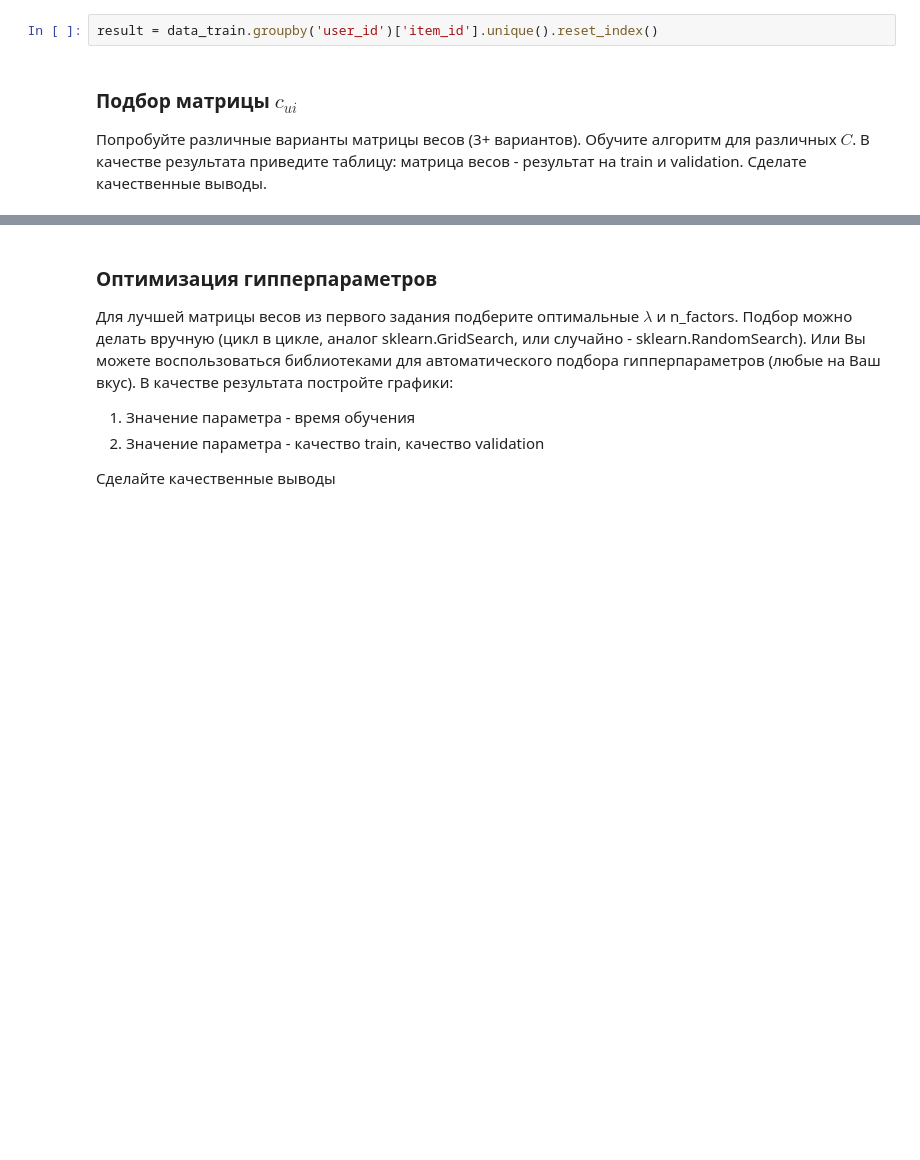
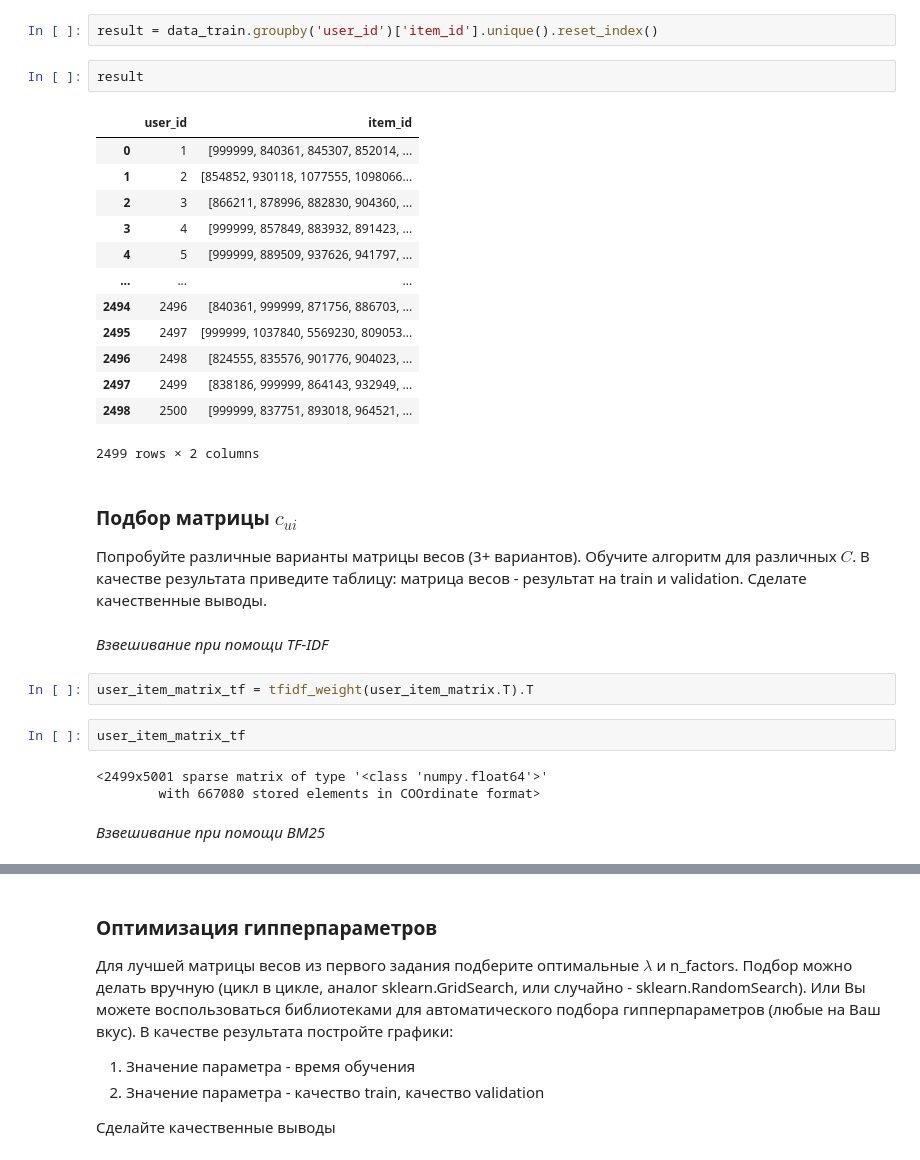
Before and after one commit to fandom170/Recommend_systems, a Jupyter notebook: Lesson_3/HW_3_tasks.ipynb, the cells around one changed output, grey strips where cells are left out. Saved outputs shown, nothing was run; the diff lists cells and outputs as text; blank space fills up the shorter version.

```diff
--- a/Lesson_3/HW_3_tasks.ipynb
+++ b/Lesson_3/HW_3_tasks.ipynb
@@ -91,7 +108,34 @@ user_item_matrix = user_item_matrix.astype(float)
 sparse_user_item = csr_matrix(user_item_matrix).tocsr()
 # %%
 result = data_train.groupby('user_id')['item_id'].unique().reset_index()
+# %%
+result
+# %% [output]
+|  | user_id | item_id |
+| 0 | 1 | [999999, 840361, 845307, 852014, ... |
+| 1 | 2 | [854852, 930118, 1077555, 1098066... |
+| 2 | 3 | [866211, 878996, 882830, 904360, ... |
+| 3 | 4 | [999999, 857849, 883932, 891423, ... |
+| 4 | 5 | [999999, 889509, 937626, 941797, ... |
+| ... | ... | ... |
+| 2494 | 2496 | [840361, 999999, 871756, 886703, ... |
+| 2495 | 2497 | [999999, 1037840, 5569230, 809053... |
+| 2496 | 2498 | [824555, 835576, 901776, 904023, ... |
+| 2497 | 2499 | [838186, 999999, 864143, 932949, ... |
+| 2498 | 2500 | [999999, 837751, 893018, 964521, ... |
+2499 rows × 2 columns
 # %% [markdown]
 ### Подбор матрицы $c_{ui}$
 Попробуйте различные варианты матрицы весов (3+ вариантов). Обучите алгоритм для различных $C$. В качестве результата приведите таблицу: матрица весов - результат на train и validation.
 Сделате качественные выводы.
+# %% [markdown]
+*Взвешивание при помощи TF-IDF*
+# %%
+user_item_matrix_tf = tfidf_weight(user_item_matrix.T).T
+# %%
+user_item_matrix_tf
+# %% [output]
+<2499x5001 sparse matrix of type '<class 'numpy.float64'>'
+        with 667080 stored elements in COOrdinate format>
+# %% [markdown]
+*Взвешивание при помощи BM25*
```
Also changed, not shown: parts of 46 cells of this notebook.
